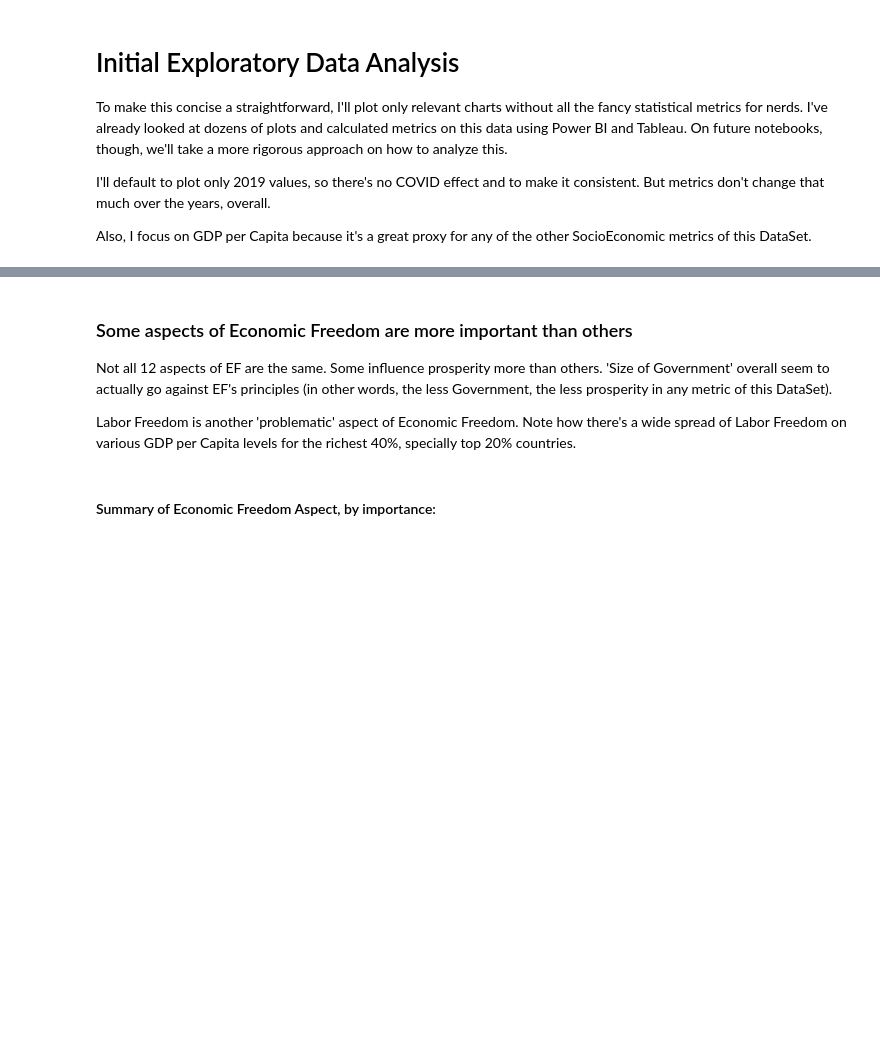
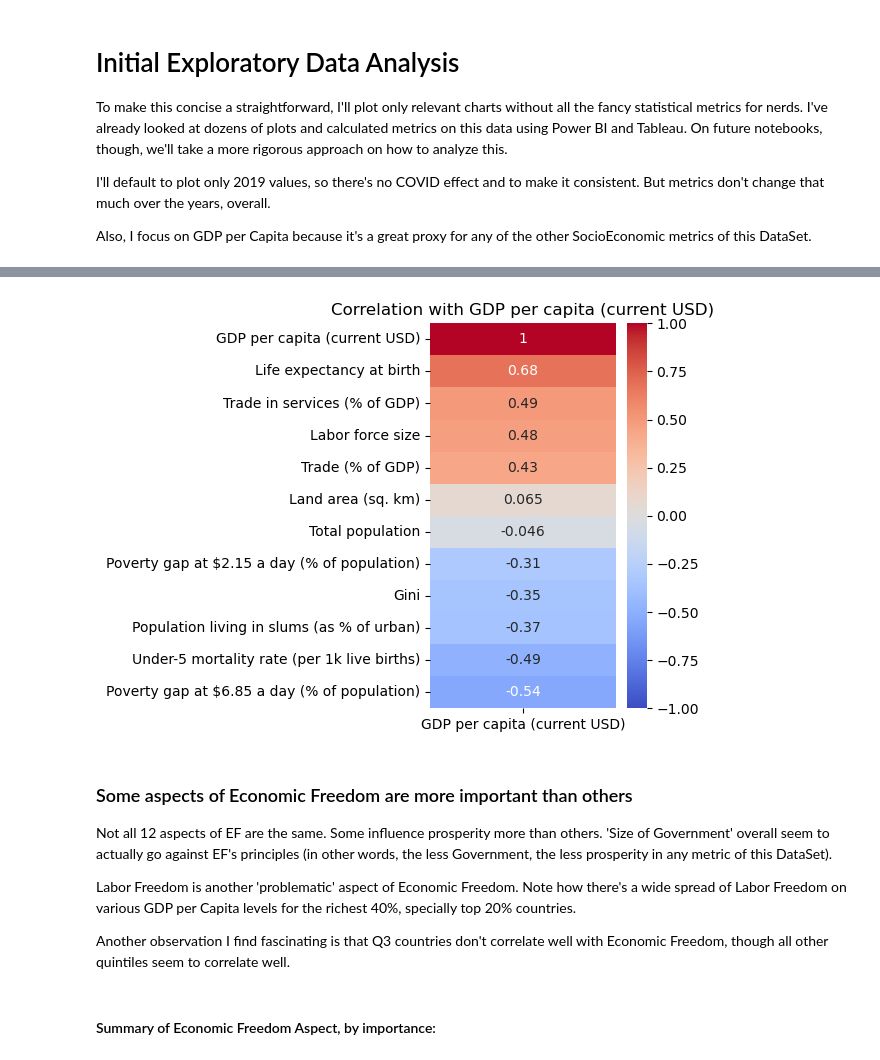
Before and after one commit to GustavoSept/Economic_Freedom_Analysis, a Jupyter notebook: Python_Data Analysis/02_EDA_01_SimplePlots.ipynb, the cells around one changed output, grey strips where cells are left out. Cells and saved outputs as stored; diff of their text form; code cells hidden in the pictures; blank space fills up the shorter version.

```diff
--- a/Python_Data Analysis/02_EDA_01_SimplePlots.ipynb
+++ b/Python_Data Analysis/02_EDA_01_SimplePlots.ipynb
@@ -21,8 +26,39 @@ df_2019 = df_base[df_base['Index Year'] == 2019].copy()
+# %%
+X = [
+    'Total population',
+    'Land area (sq. km)',
+    'Gini',
+    'Labor force size',
+    'Trade (% of GDP)',
+    'Trade in services (% of GDP)',
+    'Poverty gap at $2.15 a day (% of population)',
+    'Poverty gap at $6.85 a day (% of population)',
+    'Population living in slums (as % of urban)',
+    'Life expectancy at birth',
+    'Under-5 mortality rate (per 1k live births)']
+
+# Computing the correlation matrix
+corr_matrix = df_2019[X + ['GDP per capita (current USD)']].corr()
+gdp_corr = corr_matrix[['GDP per capita (current USD)']]
+
+
+plt.figure(figsize=(3, 5))
+sns.heatmap(gdp_corr.sort_values(by='GDP per capita (current USD)', ascending=False),
+            vmin=-1,
+            vmax=1,
+            annot=True,
+            cmap='coolwarm')
+plt.title("Correlation with GDP per capita (current USD)")
+plt.show()
+# %% [output]
+[figure, added]
 # %% [markdown]
 ### Some aspects of Economic Freedom are more important than others
 Not all 12 aspects of EF are the same. Some influence prosperity more than others. 'Size of Government' overall seem to actually  go against EF's principles (in other words, the less Government, the less prosperity in any metric of this DataSet).
 
 Labor Freedom is another 'problematic' aspect of Economic Freedom. Note how there's a wide spread of Labor Freedom on various GDP per Capita levels for the richest 40%, specially top 20% countries.
+
+Another observation I find fascinating is that Q3 countries don't correlate well with Economic Freedom, though all other quintiles seem to correlate well.
 # %% [markdown]
 #### Summary of Economic Freedom Aspect, by importance:
 # %%
```
Also changed, not shown: parts of 10 cells of this notebook.
